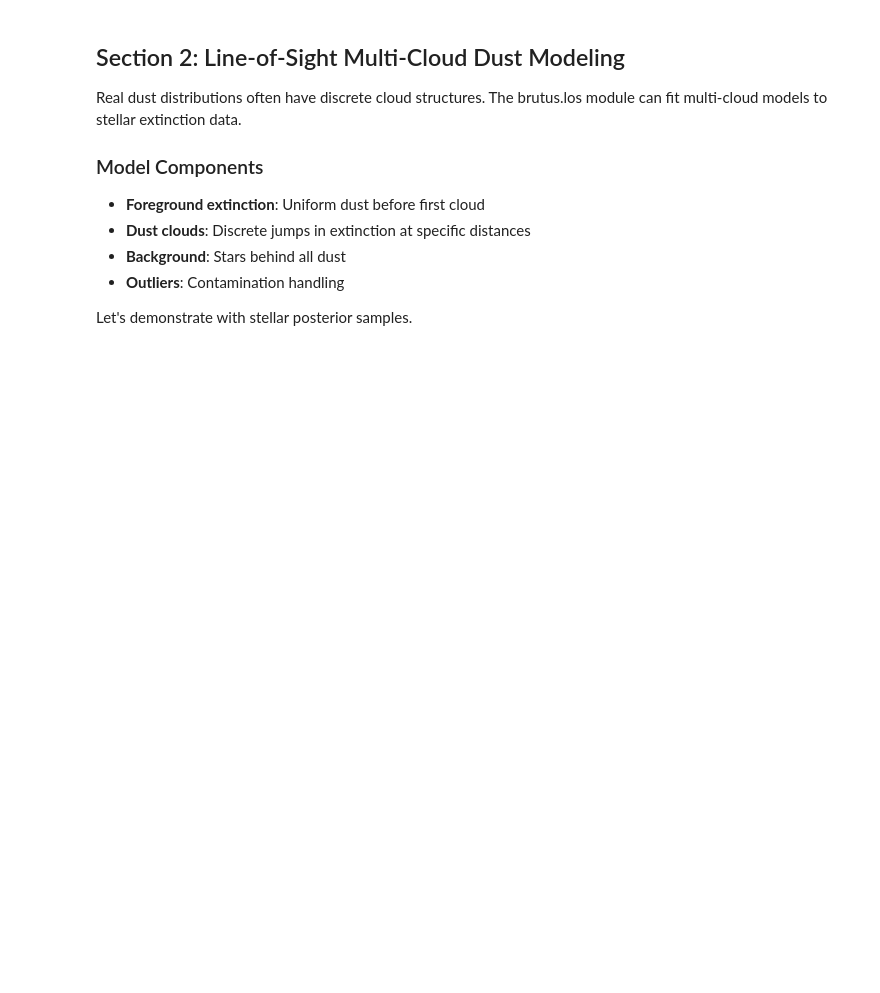
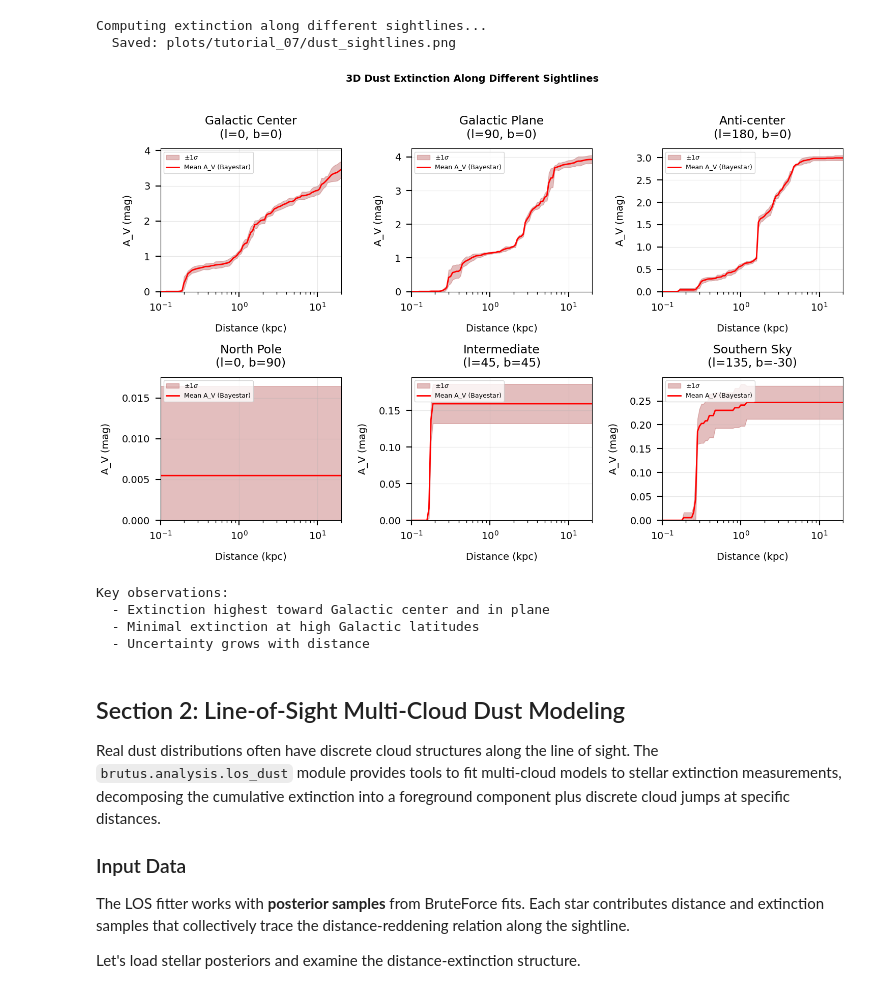
Before and after one commit to joshspeagle/brutus, a Jupyter notebook: tutorials/tutorial_07_dust_mapping.ipynb, the cells around one changed output. Cells and saved outputs as stored; diff of their text form; code cells hidden in the pictures; blank space fills up the shorter version.

```diff
--- a/tutorials/tutorial_07_dust_mapping.ipynb
+++ b/tutorials/tutorial_07_dust_mapping.ipynb
@@ -138,78 +115,75 @@ sightlines = [
     (135, -30, "Southern Sky"),
 ]
 
-# Distance grid (in kpc)
-distances = np.logspace(np.log10(0.1), np.log10(20), 100)
+print("Computing extinction along different sightlines...")
 
-print("Computing extinction along different sightlines...")
+if dustmap is not None:
+    from astropy.coordinates import SkyCoord
+    import astropy.units as u
 
 for idx, (l, b, name) in enumerate(sightlines):
     ax = axes[idx // 3, idx % 3]
 
+    source = "Synthetic"
     if dustmap is not None:
         try:
-            # Query actual dust map
-            av_mean, av_std = dustmap.query(l, b, distances)
+            coord = SkyCoord(l=l * u.deg, b=b * u.deg, frame='galactic')
+            dists_map, av_mean, av_std = dustmap.query(coord)
 
-            # Convert E(B-V) to A_V using R_V = 3.1
-            av_mean *= 3.1
-            av_std *= 3.1
+            finite = np.isfinite(av_mean)
+            if np.any(finite):
+                distances = dists_map[finite]
+                av_mean = av_mean[finite]
+                av_std = av_std[finite]
+                source = "Bayestar"
+        except (ValueError, IndexError):
+            pass
 
-            source = "Bayestar"
-        except:
-            # Fallback to synthetic
-            av_mean = 0.5 * distances * np.exp(-np.abs(b) / 30)
-            av_std = 0.2 * av_mean
-            source = "Synthetic"
-    else:
-        # Synthetic dust model
-        # Higher extinction in plane, exponential with distance
+    if source == "Synthetic":
+        distances = np.logspace(np.log10(0.1), np.log10(20), 100)
         av_mean = 0.5 * distances * np.exp(-np.abs(b) / 30)
         av_std = 0.2 * av_mean
-        source = "Synthetic"
 
     # Plot extinction vs distance
     ax.fill_between(distances, av_mean - av_std, av_mean + av_std,
-                   alpha=0.3, color='brown', label='±1σ')
+                    alpha=0.3, color='brown', label=r'$\pm 1\sigma$')
     ax.plot(distances, av_mean, 'r-', lw=2, label=f'Mean A_V ({source})')
-
-    # Add markers for notable distances
-    for d_mark, label in [(0.5, 'Local'), (1.5, 'Perseus'), (8, 'Center')]:
-        if d_mark < distances.max():
-            idx_mark = np.argmin(np.abs(distances - d_mark))
-            ax.plot(d_mark, av_mean[idx_mark], 'ko', markersize=8)
-            ax.annotate(label, (d_mark, av_mean[idx_mark]),
-                       xytext=(5, 5), textcoords='offset points', fontsize=8)
 
     ax.set_xlabel("Distance (kpc)")
     ax.set_ylabel("A_V (mag)")
-    ax.set_title(f"{name}\n(l={l}°, b={b}°)")
+    ax.set_title(f"{name}\n(l={l}, b={b})")
     ax.set_xscale("log")
     ax.set_xlim(0.1, 20)
-    ax.set_ylim(0, 5)
+    ax.set_ylim(bottom=0)
     ax.grid(True, alpha=0.3)
     ax.legend(loc='upper left', fontsize=9)
 
 plt.suptitle("3D Dust Extinction Along Different Sightlines", fontsize=14, fontweight="bold")
+plt.tight_layout(rect=[0, 0, 1, 0.96])
 save_figure(fig, "dust_sightlines")
 plt.show()
 
-print("\n✓ Created dust sightline visualization")
-print("  Key observations:")
-print("  • Extinction highest toward Galactic center and in plane")
-print("  • Minimal extinction at high Galactic latitudes")
-print("  • Uncertainty grows with distance")
+print("\nKey observations:")
+print("  - Extinction highest toward Galactic center and in plane")
+print("  - Minimal extinction at high Galactic latitudes")
+print("  - Uncertainty grows with distance")
+# %% [output]
+Computing extinction along different sightlines...
+  Saved: plots/tutorial_07/dust_sightlines.png
+[figure, added]
+Key observations:
+  - Extinction highest toward Galactic center and in plane
+  - Minimal extinction at high Galactic latitudes
+  - Uncertainty grows with distance
 # %% [markdown]
 ## Section 2: Line-of-Sight Multi-Cloud Dust Modeling
 
-Real dust distributions often have discrete cloud structures. The brutus.los module can fit multi-cloud models to stellar extinction data.
+Real dust distributions often have discrete cloud structures along the line of sight. The `brutus.analysis.los_dust` module provides tools to fit multi-cloud models to stellar extinction measurements, decomposing the cumulative extinction into a foreground component plus discrete cloud jumps at specific distances.
 
-### Model Components
-- **Foreground extinction**: Uniform dust before first cloud
-- **Dust clouds**: Discrete jumps in extinction at specific distances
-- **Background**: Stars behind all dust
-- **Outliers**: Contamination handling
+### Input Data
 
-Let's demonstrate with stellar posterior samples.
+The LOS fitter works with **posterior samples** from BruteForce fits. Each star contributes distance and extinction samples that collectively trace the distance-reddening relation along the sightline.
+
+Let's load stellar posteriors and examine the distance-extinction structure.
 # %%
 # Try to load real stellar posterior samples or generate synthetic ones
```
Also changed, not shown: parts of 21 cells of this notebook, 4 other files.
